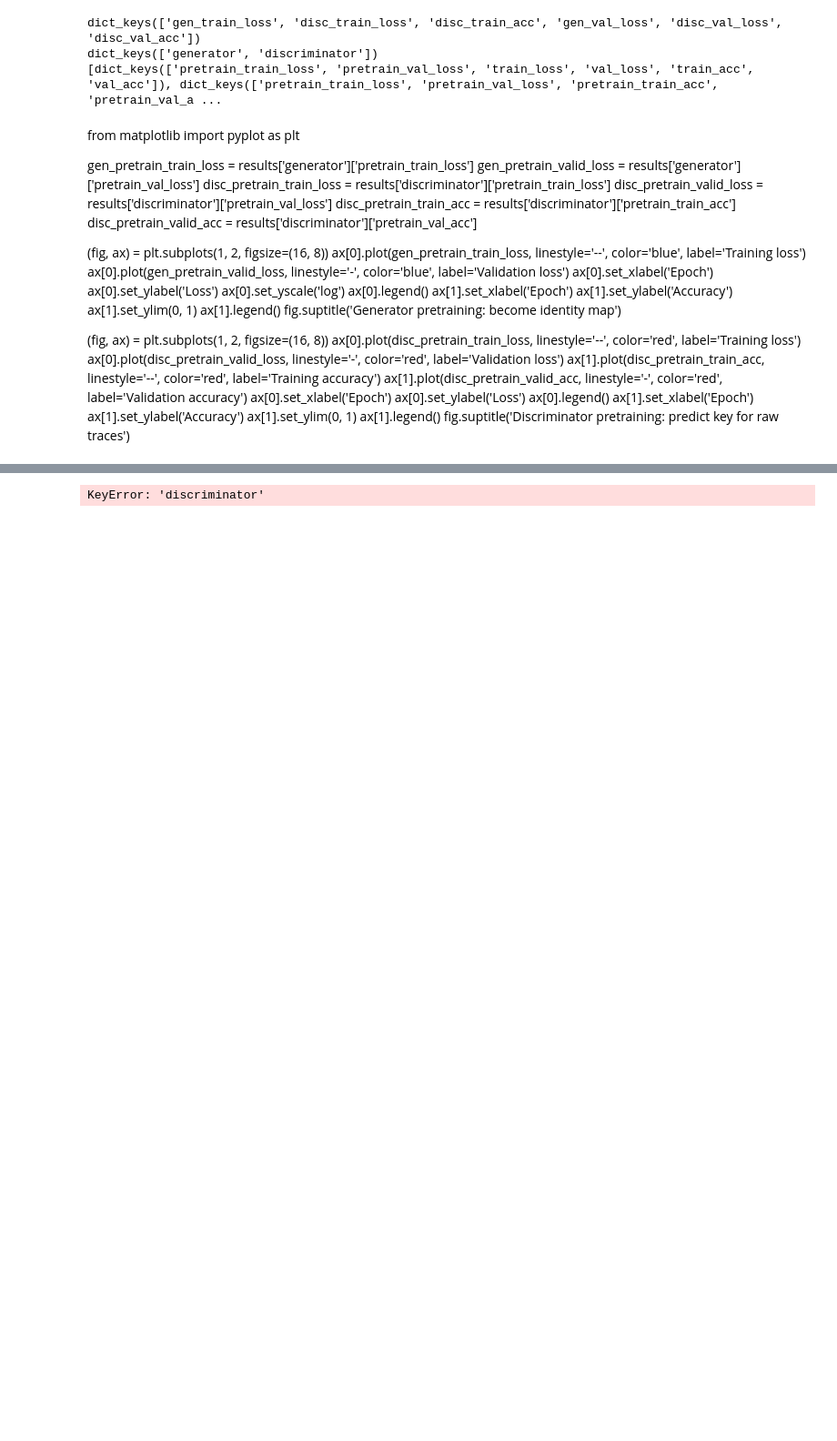
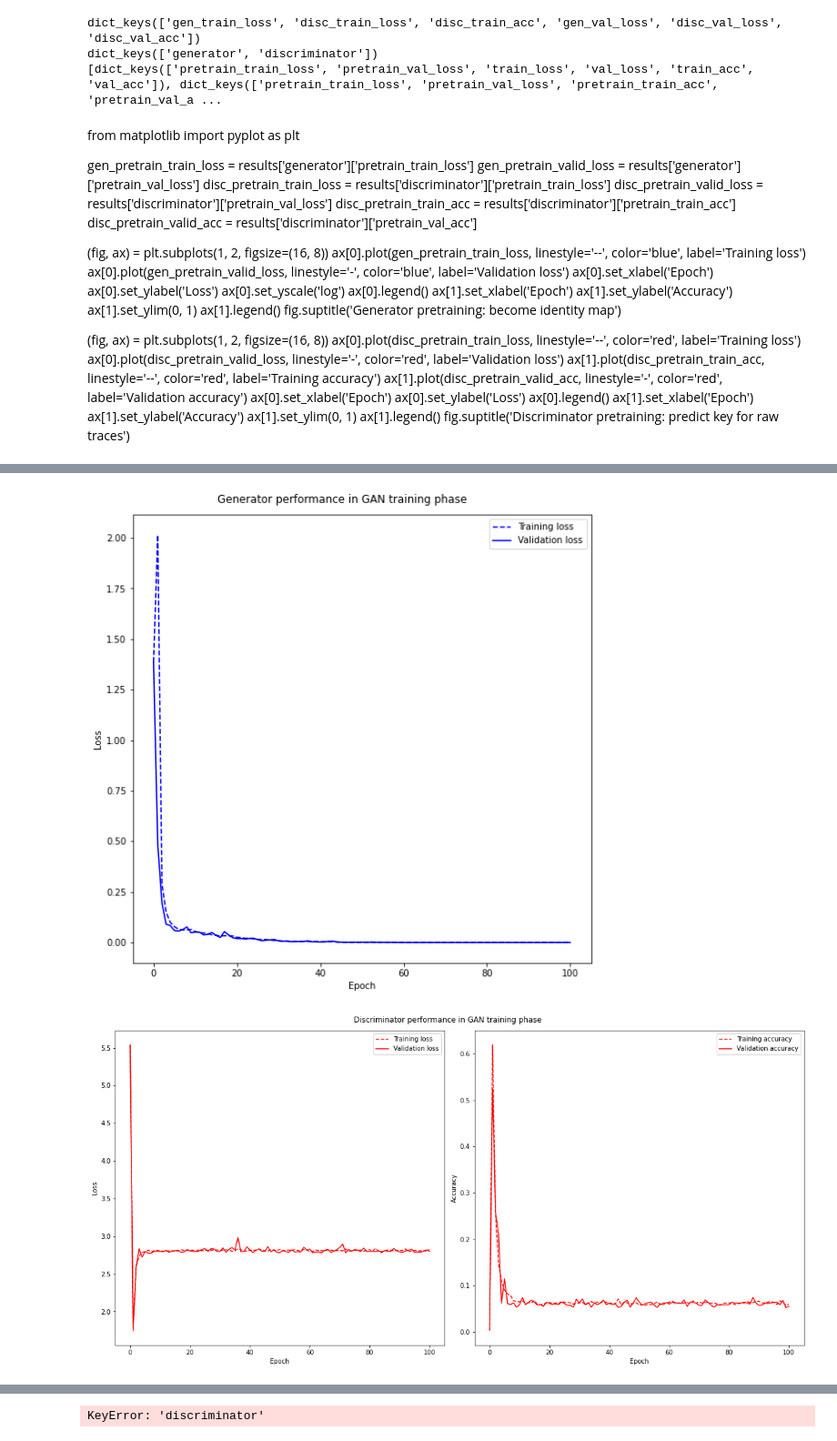
Before and after one commit to jimgammell/sca_defense, a Jupyter notebook: display_results.ipynb, the cells around one changed output, grey strips where cells are left out. Shown at 91% size. Cells and saved outputs as stored; diff of their text form; code cells hidden in the pictures; blank space fills up the shorter version.

Commit message:
Displaying results in a more-clear way

```diff
--- a/display_results.ipynb
+++ b/display_results.ipynb
@@ -101,0 +55,67 @@ plt.tight_layout()
+# %%
+from matplotlib import pyplot as plt
+
+rt_train_loss = raw_trace_results['discriminator']['pretrain_train_loss']
+rt_valid_loss = raw_trace_results['discriminator']['pretrain_val_loss']
+rt_train_acc = raw_trace_results['discriminator']['pretrain_train_acc']
+rt_valid_acc = raw_trace_results['discriminator']['pretrain_val_acc']
+
+gen_train_loss = results['gen_train_loss']
+gen_valid_loss = results['gen_val_loss']
+disc_train_loss = results['disc_train_loss']
+disc_valid_loss = results['disc_val_loss']
+disc_train_acc = results['disc_train_acc']
+disc_valid_acc = results['disc_val_acc']
+
+(fig, ax) = plt.subplots(1, 1, figsize=(8, 8))
+ax.plot(gen_train_loss[:len(gen_train_loss)//2], linestyle='--', color='blue', label='Training loss')
+ax.plot(gen_valid_loss[:len(gen_valid_loss)//2], linestyle='-', color='blue', label='Validation loss')
+ax.set_xlabel('Epoch')
+ax.set_ylabel('Loss')
+fig.suptitle('Generator performance in GAN training phase')
+ax.legend()
+plt.tight_layout()
+
+(fig, ax) = plt.subplots(1, 2, figsize=(16, 8))
+ax[0].plot(disc_train_loss[:len(disc_train_loss)//2], linestyle='--', color='red', label='Training loss')
+ax[0].plot(disc_valid_loss[:len(disc_valid_loss)//2], linestyle='-', color='red', label='Validation loss')
+ax[1].plot(disc_train_acc[:len(disc_train_acc)//2], linestyle='--', color='red', label='Training accuracy')
+ax[1].plot(disc_valid_acc[:len(disc_valid_acc)//2], linestyle='-', color='red', label='Validation accuracy')
+ax[0].set_xlabel('Epoch')
+ax[1].set_xlabel('Epoch')
+ax[0].set_ylabel('Loss')
+ax[1].set_ylabel('Accuracy')
+fig.suptitle('Discriminator performance in GAN training phase')
+ax[0].legend()
+ax[1].legend()
+plt.tight_layout()
+
+(fig, ax) = plt.subplots(1, 1, figsize=(8, 8))
+ax.plot(gen_train_loss[len(gen_train_loss)//2:], linestyle='--', color='blue', label='Training loss')
+ax.plot(gen_valid_loss[len(gen_valid_loss)//2:], linestyle='-', color='blue', label='Validation loss')
+ax.set_xlabel('Epoch')
+ax.set_ylabel('Loss')
+fig.suptitle('Generator performance in frozen generator phase')
+ax.legend()
+plt.tight_layout()
+
+(fig, ax) = plt.subplots(1, 2, figsize=(16, 8))
+ax[0].plot(disc_train_loss[len(disc_train_loss)//2:], linestyle='--', color='red', label='Training loss')
+ax[0].plot(disc_valid_loss[len(disc_valid_loss)//2:], linestyle='-', color='red', label='Validation loss')
+ax[0].plot(rt_train_loss, linestyle='--', color='black', label='Raw trace baseline: training loss')
+ax[0].plot(rt_valid_loss, linestyle='-', color='black', label='Raw trace baseline: validation loss')
+ax[1].plot(disc_train_acc[len(disc_train_acc)//2:], linestyle='--', color='red', label='Training accuracy')
+ax[1].plot(disc_valid_acc[len(disc_valid_acc)//2:], linestyle='-', color='red', label='Validation accuracy')
+ax[1].plot(rt_train_acc, linestyle='--', color='black', label='Raw trace baseline: training accuracy')
+ax[1].plot(rt_valid_acc, linestyle='-', color='black', label='Raw trace baseline: validation accuracy')
+ax[0].set_xlabel('Epoch')
+ax[1].set_xlabel('Epoch')
+ax[0].set_ylabel('Loss')
+ax[1].set_ylabel('Accuracy')
+ax[0].legend()
+ax[1].legend()
+fig.suptitle('Discriminator performance in frozen generator phase')
+plt.tight_layout()
+# %% [output]
+[figure, added]
+[figure, added]
```
Also changed, not shown: parts of 2 cells of this notebook.
